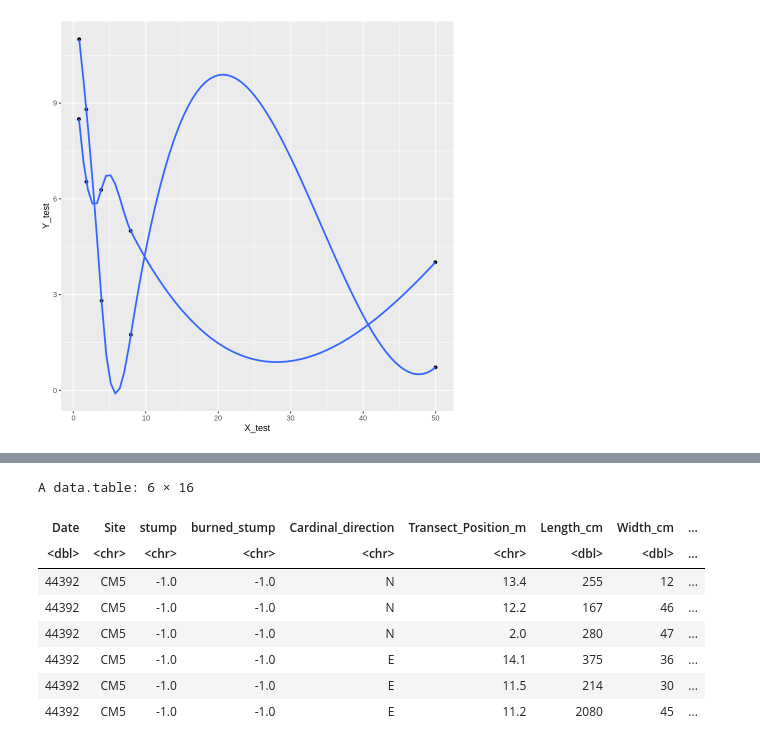
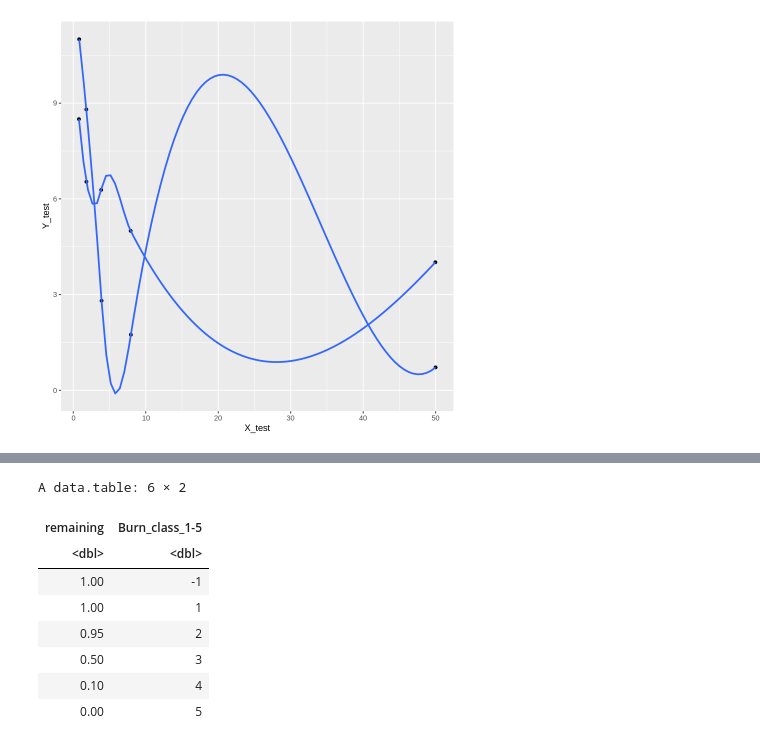
Before and after one commit to seismosmsr/hawaii_soils, a Jupyter notebook: Woody_Debris.ipynb, the cells around one changed output, grey strips where cells are left out. Saved outputs shown, nothing was run; the diff lists cells and outputs as text; code cells hidden in the pictures.

```diff
--- a/Woody_Debris.ipynb
+++ b/Woody_Debris.ipynb
@@ -269,15 +273,25 @@ Warning message in as.data.table.list(x, keep.rownames = keep.rownames, check.na
 “Item 3 has 0 rows but longest item has 500; filled with NA”
 Warning message in as.data.table.list(x, keep.rownames = keep.rownames, check.names = check.names, :
 “Item 3 has 0 rows but longest item has 500; filled with NA”
-# %%
-spatial_cwd_dt %>% head
-# %% [output]
-A data.table: 6 × 16
-| Date | Site | stump | burned_stump | Cardinal_direction | Transect_Position_m | Length_cm | Width_cm | ... |
-| <dbl> | <chr> | <chr> | <chr> | <chr> | <chr> | <dbl> | <dbl> | ... |
-| 44392 | CM5 | -1.0 | -1.0 | N | 13.4 | 255 | 12 | ... |
-| 44392 | CM5 | -1.0 | -1.0 | N | 12.2 | 167 | 46 | ... |
-| 44392 | CM5 | -1.0 | -1.0 | N | 2.0 | 280 | 47 | ... |
-| 44392 | CM5 | -1.0 | -1.0 | E | 14.1 | 375 | 36 | ... |
-| 44392 | CM5 | -1.0 | -1.0 | E | 11.5 | 214 | 30 | ... |
-| 44392 | CM5 | -1.0 | -1.0 | E | 11.2 | 2080 | 45 | ... |
+# %%
+burn_class <- utils::read.csv(text = R"---(
+1
+1
+0.95
+0.5
+0.1
+0
+)---", header = FALSE) %>% data.table
+names(burn_class) <- 'remaining'
+burn_class$`Burn_class_1-5` <- c(c(-1,1:5))
+burn_class
+# %% [output]
+A data.table: 6 × 2
+| remaining | Burn_class_1-5 |
+| <dbl> | <dbl> |
+| 1.00 | -1 |
+| 1.00 | 1 |
+| 0.95 | 2 |
+| 0.50 | 3 |
+| 0.10 | 4 |
+| 0.00 | 5 |
```
Also changed, not shown: parts of 9 cells of this notebook.
